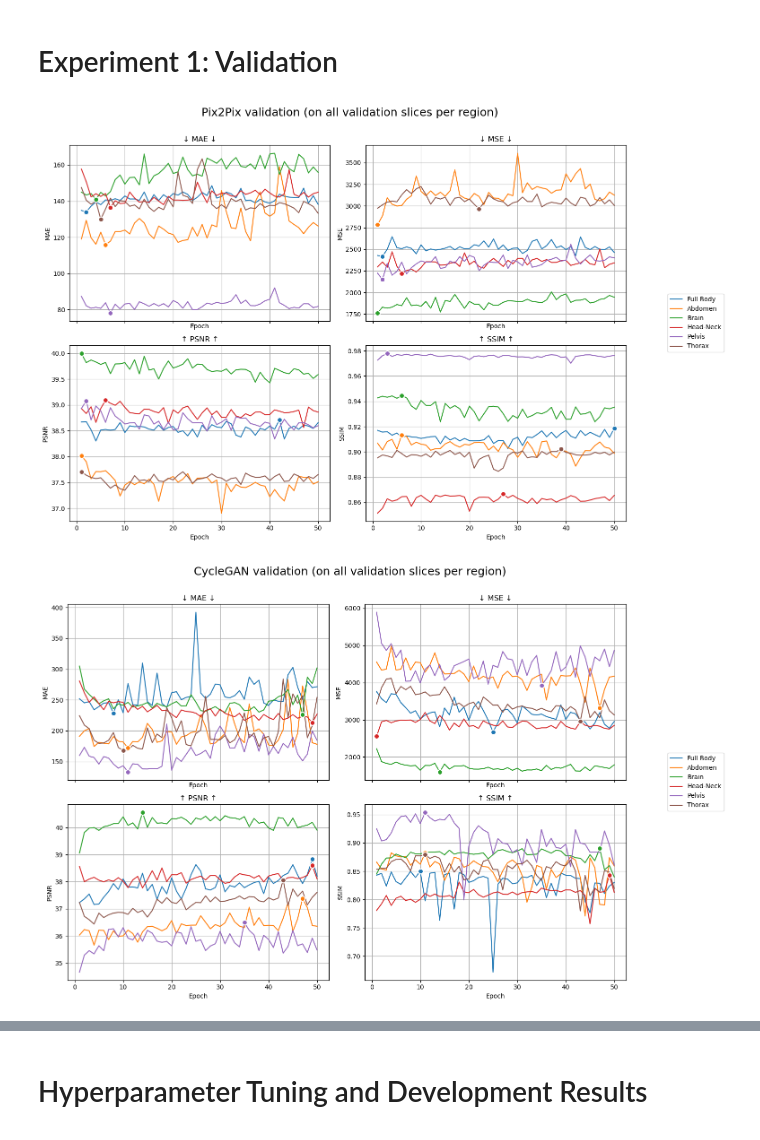
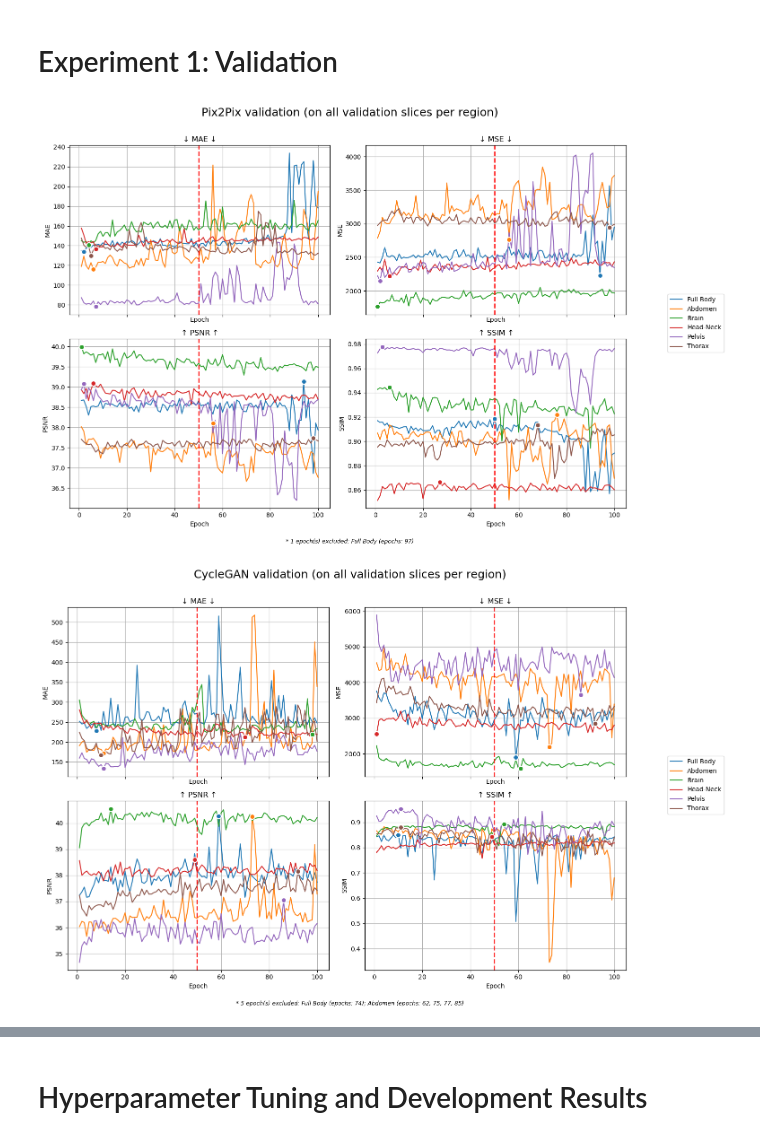
Before and after one commit to NicSchuler/fullbody-sCT, a Jupyter notebook: training/checkpoints/visualize_validation_performance.ipynb, the cells around one changed output, grey strips where cells are left out. Cells and saved outputs as stored; diff of their text form; code cells hidden in the pictures.

Commit message:
finalize experiment 1 validation plots

```diff
--- a/training/checkpoints/visualize_validation_performance.ipynb
+++ b/training/checkpoints/visualize_validation_performance.ipynb
@@ -259,7 +259,15 @@ def find_best_checkpoint_per_metric(df, metric, max_epoch=None):
     return best_epoch, best_value
 
 
-def plot_all_regions_mean(names, title="Validation Performance (mean only)", max_epoch=None, plot_name=False, exclude_epochs=None):
+def plot_all_regions_mean(
+    names,
+    title="Validation Performance (mean only)",
+    max_epoch=None,
+    plot_name=False,
+    exclude_epochs=None,
+    cutoff_epoch=None,          # <-- NEW: epoch at which to draw the vertical cutoff line
+    cutoff_kwargs=None          # <-- NEW: optional style overrides for the cutoff line
+):
     """
     For the given list of experiment names, plot the mean curves of
     all regions together in a single 2×2 grid (MAE, MSE, PSNR, SSIM).
@@ -281,12 +289,21 @@ def plot_all_regions_mean(names, title="Validation Performance (mean only)", max
         Dictionary mapping experiment name (or region name) to list of epochs to exclude.
         Example: {"thorax": [26], "Thorax": [26]}
         Can use either the raw name from `names` or the region name.
+    cutoff_epoch : int or float, optional
+        If provided, draws a single vertical dashed red line at this epoch
+        in every subplot (spanning the full y-domain currently displayed).
+    cutoff_kwargs : dict, optional
+        Optional overrides passed to ax.axvline for the cutoff line.
+        Defaults to {"color":"red","linestyle":"--","linewidth":2,"alpha":0.9}.
     """
     metrics = ["MAE", "MSE", "PSNR", "SSIM"]
     metrics_titles = {"MAE":"↓ MAE ↓", "MSE":"↓ MSE ↓", "PSNR":"↑ PSNR ↑", "SSIM":"↑ SSIM ↑"}
 
     if exclude_epochs is None:
         exclude_epochs = {}
+
+    if cutoff_kwargs is None:
+        cutoff_kwargs = {"color": "red", "linestyle": "--", "linewidth": 2, "alpha": 0.9}
 
     fig, axes = plt.subplots(2, 2, figsize=(14, 10), sharex=True)
 
@@ -316,12 +333,14 @@ def plot_all_regions_mean(names, title="Validation Performance (mean only)", max
             if excluded_count > 0:
                 total_exclusions += excluded_count
                 label_for_exclusion = name if plot_name else region
-                exclusion_details.append(f"{label_for_exclusion} (epochs: {', '.join(map(str, sorted(epochs_to_exclude)))})")
+                exclusion_details.append(
+                    f"{label_for_exclusion} (epochs: {', '.join(map(str, sorted(epochs_to_exclude)))})"
+                )
 
             df_sorted = df_sorted[~df_sorted["epoch"].isin(epochs_to_exclude)]
 
         if max_epoch:
-            df_sorted = df_sorted[df_sorted["epoch"]<=max_epoch]
+            df_sorted = df_sorted[df_sorted["epoch"] <= max_epoch]
 
         epochs = df_sorted["epoch"].values
 
@@ -345,9 +364,11 @@ def plot_all_regions_mean(names, title="Validation Performance (mean only)", max
             best_epoch, best_value = find_best_checkpoint_per_metric(df_for_best, metric, max_epoch)
             if best_epoch is not None:
                 # Plot marker with same color as line
-                ax.plot(best_epoch, best_value, 'o', color=line[0].get_color(),
-                       markersize=8, markeredgewidth=1.5, markeredgecolor='white',
-                       zorder=10)
+                ax.plot(
+                    best_epoch, best_value, 'o', color=line[0].get_color(),
+                    markersize=8, markeredgewidth=1.5, markeredgecolor='white',
+                    zorder=10
+                )
 
     # Axis labels and titles (without individual legends)
     for ax, metric in zip(axes.flatten(), metrics):
@@ -355,6 +376,10 @@ def plot_all_regions_mean(names, title="Validation Performance (mean only)", max
         ax.set_xlabel("Epoch")
         ax.set_ylabel(metric)
         ax.grid(True)
+
+        # NEW: draw cutoff line (after plotting so autoscaling is already determined)
+        if cutoff_epoch is not None:
+            ax.axvline(cutoff_epoch, **cutoff_kwargs)
 
     # Collect handles and labels from the first subplot (all have the same legend)
     handles, labels = axes.flatten()[0].get_legend_handles_labels()
@@ -377,21 +402,21 @@ def plot_all_regions_mean(names, title="Validation Performance (mean only)", max
 # Experiment 1: Validation
 # %%
 names = ["pix2pix_synthrad_allregion_final", "pix2pix_synthrad_abdomen_final", "pix2pix_synthrad_brain_final", "pix2pix_synthrad_headneck_final", "pix2pix_synthrad_pelvis_final", "pix2pix_synthrad_thorax_final"]
-plot_all_regions_mean(names, "Pix2Pix validation (on all validation slices per region)", max_epoch=50)
+plot_all_regions_mean(names, "Pix2Pix validation (on all validation slices per region)", max_epoch=100, cutoff_epoch=50, exclude_epochs={"Full Body": [97]})
 
 # # can be used to plot std of validation results
 # for name in names:
 #     plot_from_name(name)
 # %% [output]
-[figure, old version]
+[figure, new version]
 # %%
 names = ["cyclegan_allregions_final", "cyclegan_abdomen_final", "cyclegan_brain_final", "cyclegan_head_neck_final", "cyclegan_pelvis_final", "cyclegan_thorax_final"]
-plot_all_regions_mean(names, "CycleGAN validation (on all validation slices per region)", max_epoch=50)
+plot_all_regions_mean(names, "CycleGAN validation (on all validation slices per region)", max_epoch=100, cutoff_epoch=50, exclude_epochs={"Full Body": [74], "Abdomen": [62, 75, 77, 85]})
 
 # # can be used to plot std of validation results
 # for name in names:
 #     plot_from_name(name)
 # %% [output]
-[figure, old version]
+[figure, new version]
 # %%
 names = ["cut_synthrad_allregions_final", "cut_synthrad_abdomen_final", "cut_synthrad_brain_final", "cut_synthrad_HN_final", "cut_synthrad_pelvis_final", "cut_synthrad_TH_final"]
```
Also changed, not shown: parts of 1 cell of this notebook.
